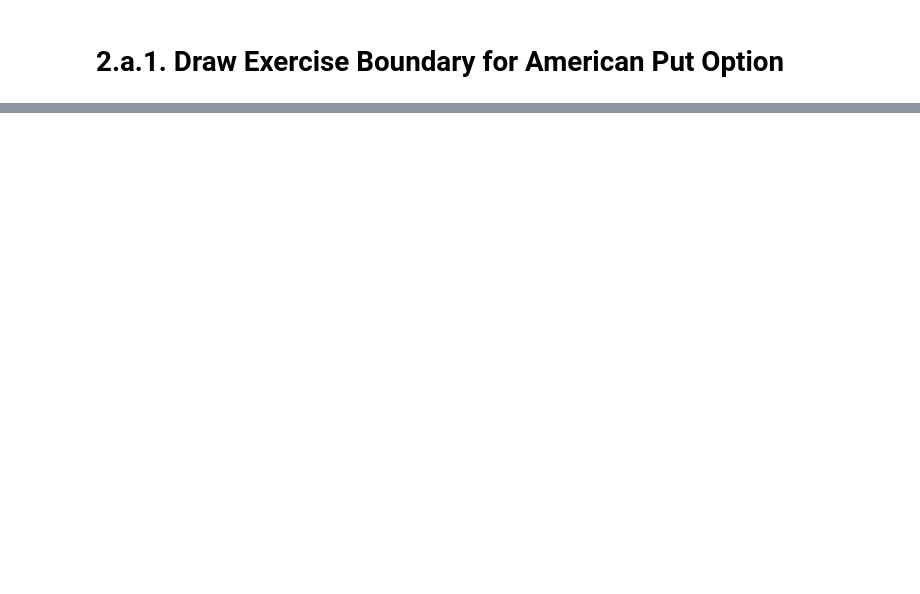
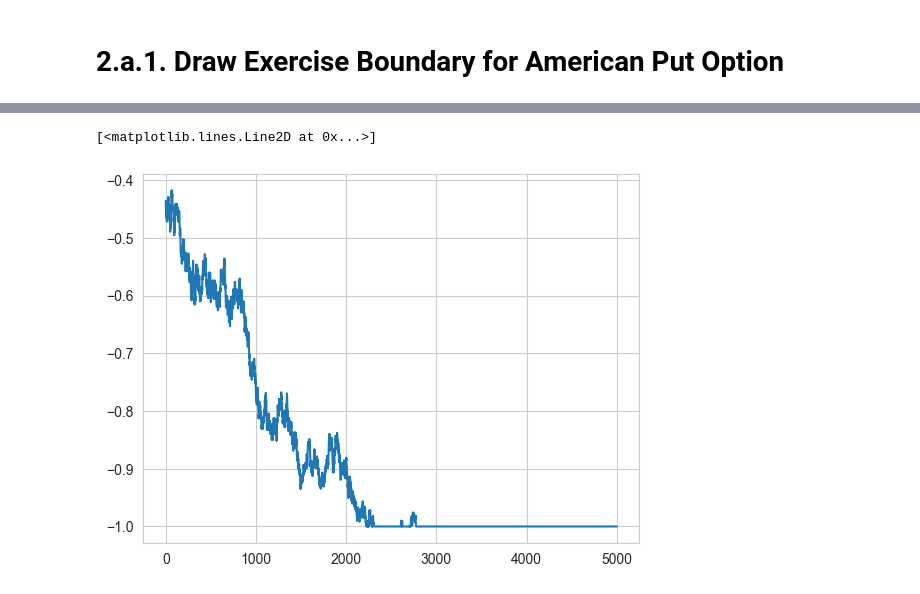
Before and after one commit to kaiwenShen/Pricing_Project1, a Jupyter notebook: Project1.ipynb, the cells around one changed output, grey strips where cells are left out. Saved outputs shown, nothing was run; the diff lists cells and outputs as text; code cells hidden in the pictures; blank space fills up the shorter version.

```diff
--- a/Project1.ipynb
+++ b/Project1.ipynb
@@ -108,0 +115,16 @@ for i in range(10):
+# %%
+alpha = []
+beta = []
+for idx,price in enumerate(total_path[5,:-1]):
+    # time = idx+1
+    time = idx
+    location = np.where(np.abs(price - asset_tree[:,time])<0.0001)[0][0]# the tolerance is because memory accuracy
+    option_up = Q_option_tree[location,time+1]
+    option_down = Q_option_tree[location+1,time+1]
+    asset_price_up = asset_tree[location,time+1]
+    asset_price_down = asset_tree[location+1,time+1]
+    alpha_i = (option_up-option_down)/(asset_price_up-asset_price_down)
+    B = np.exp(r*((time+1)/Ntrials))
+    beta_i = (option_up-alpha_i*asset_price_up)/np.exp(r*(time/Ntrials))
+    alpha.append(alpha_i)
+    beta.append(beta_i)
@@ -108,0 +136,5 @@ for i in range(10):
+# %%
+plt.plot(alpha)
+# %% [output]
+[<matplotlib.lines.Line2D at 0x...>]
+[figure, added]
```
Also changed, not shown: parts of 23 cells of this notebook.
